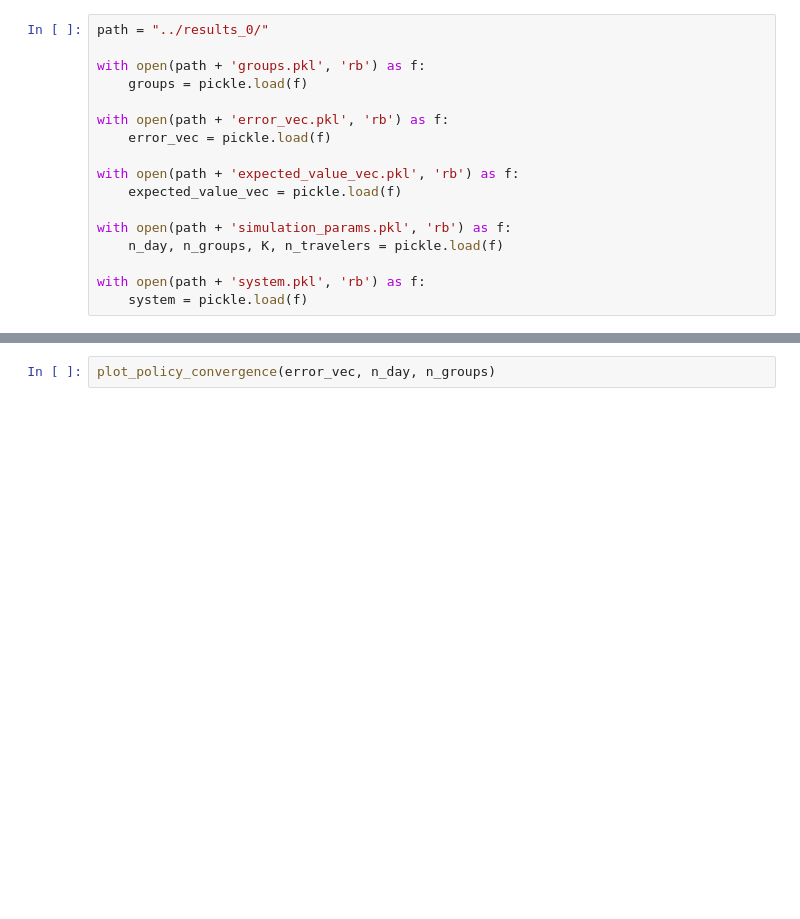
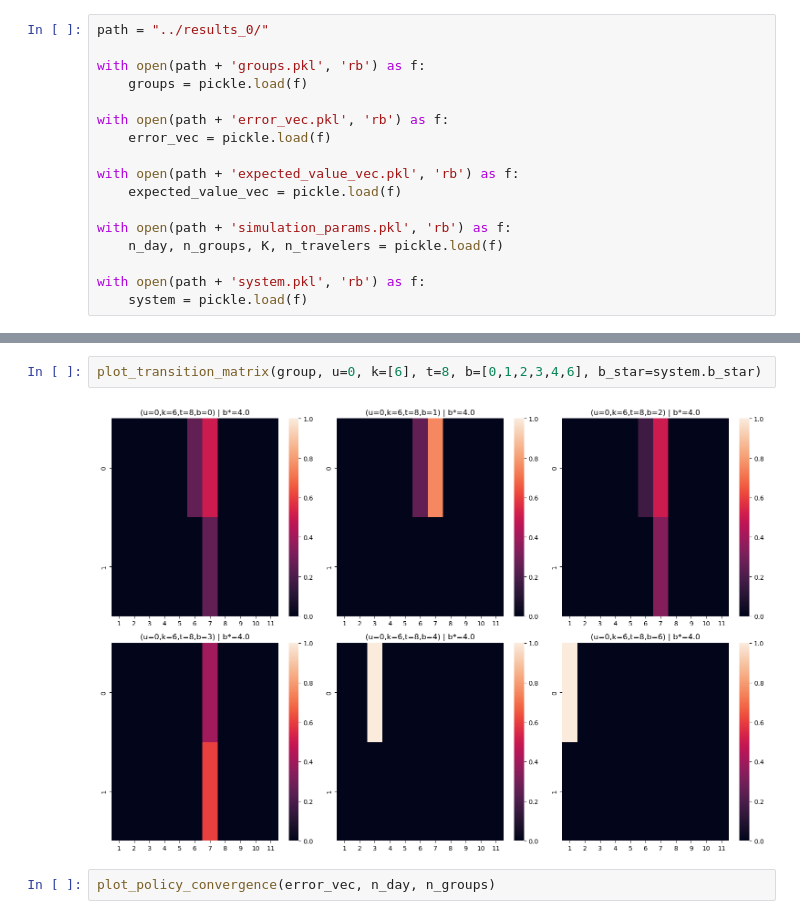
Before and after one commit to mmagnin-hub/CARMA-Congestion_Railway, a Jupyter notebook: 0-Simulation/figure.ipynb, the cells around one changed output, grey strips where cells are left out. Cells and saved outputs as stored; diff of their text form; blank space fills up the shorter version.

```diff
--- a/0-Simulation/figure.ipynb
+++ b/0-Simulation/figure.ipynb
@@ -55,3 +78,7 @@ plot_transition_matrix(group, u=1, k=[6], t=8, b=[0,1,2,3,4,6], b_star=system.b_
+# %%
+plot_transition_matrix(group, u=0, k=[6], t=8, b=[0,1,2,3,4,6], b_star=system.b_star)
+# %% [output]
+[figure, added]
 # %%
 plot_policy_convergence(error_vec, n_day, n_groups)
 # %% [output]
```
Also changed, not shown: parts of 9 cells of this notebook, 3 other files.
